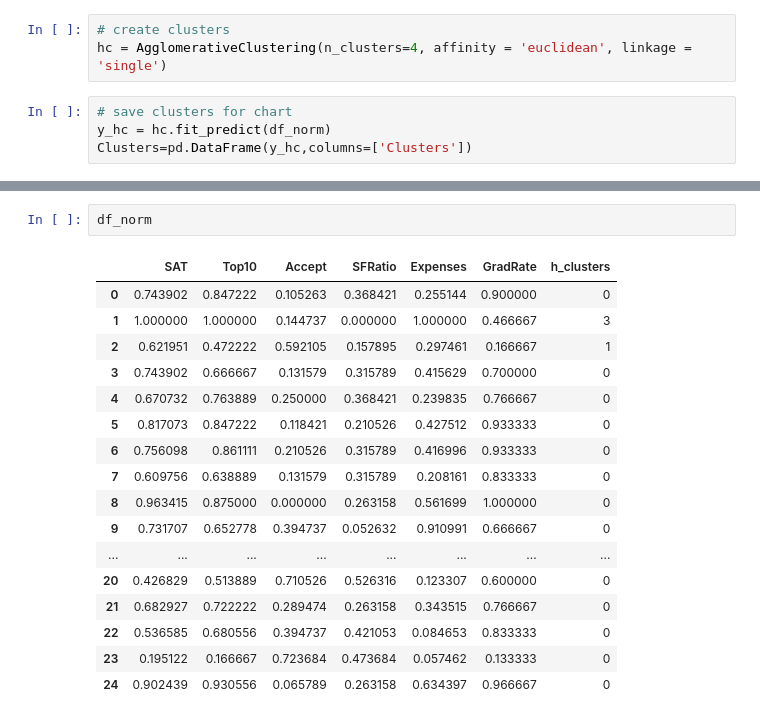
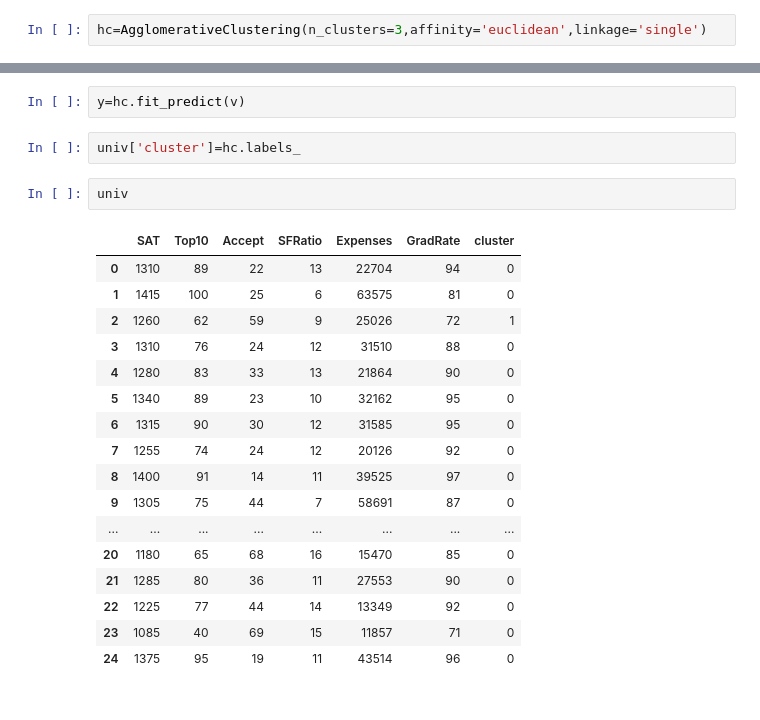
Before and after one commit to Umesh-Gadhave/Clustering, a Jupyter notebook: Hierarchical Clustering (2).ipynb, the cells around one changed output, grey strips where cells are left out. Drawn from its saved outputs; the diff is of its cells as text.

```diff
--- a/Hierarchical Clustering (2).ipynb
+++ b/Hierarchical Clustering (2).ipynb
@@ -63,7 +68,2 @@ dendrogram = sch.dendrogram(sch.linkage(df_norm, method='single'))
 # %%
-# create clusters
-hc = AgglomerativeClustering(n_clusters=4, affinity = 'euclidean', linkage = 'single')
+hc=AgglomerativeClustering(n_clusters=3,affinity='euclidean',linkage='single')
-# %%
-# save clusters for chart
-y_hc = hc.fit_predict(df_norm)
-Clusters=pd.DataFrame(y_hc,columns=['Clusters'])
@@ -77,21 +70,25 @@ array([0, 3, 1, 0, 0, 0, 0, 0, 0, 0, 0, 0, 0, 0, 0, 0, 0, 2, 0, 0, 0, 0,
-# %%
-df_norm
-# %% [output]
-|  | SAT | Top10 | Accept | SFRatio | Expenses | GradRate | h_clusters |
-| 0 | 0.743902 | 0.847222 | 0.105263 | 0.368421 | 0.255144 | 0.900000 | 0 |
-| 1 | 1.000000 | 1.000000 | 0.144737 | 0.000000 | 1.000000 | 0.466667 | 3 |
-| 2 | 0.621951 | 0.472222 | 0.592105 | 0.157895 | 0.297461 | 0.166667 | 1 |
-| 3 | 0.743902 | 0.666667 | 0.131579 | 0.315789 | 0.415629 | 0.700000 | 0 |
-| 4 | 0.670732 | 0.763889 | 0.250000 | 0.368421 | 0.239835 | 0.766667 | 0 |
-| 5 | 0.817073 | 0.847222 | 0.118421 | 0.210526 | 0.427512 | 0.933333 | 0 |
-| 6 | 0.756098 | 0.861111 | 0.210526 | 0.315789 | 0.416996 | 0.933333 | 0 |
-| 7 | 0.609756 | 0.638889 | 0.131579 | 0.315789 | 0.208161 | 0.833333 | 0 |
-| 8 | 0.963415 | 0.875000 | 0.000000 | 0.263158 | 0.561699 | 1.000000 | 0 |
-| 9 | 0.731707 | 0.652778 | 0.394737 | 0.052632 | 0.910991 | 0.666667 | 0 |
-| ... | ... | ... | ... | ... | ... | ... | ... |
-| 20 | 0.426829 | 0.513889 | 0.710526 | 0.526316 | 0.123307 | 0.600000 | 0 |
-| 21 | 0.682927 | 0.722222 | 0.289474 | 0.263158 | 0.343515 | 0.766667 | 0 |
-| 22 | 0.536585 | 0.680556 | 0.394737 | 0.421053 | 0.084653 | 0.833333 | 0 |
-| 23 | 0.195122 | 0.166667 | 0.723684 | 0.473684 | 0.057462 | 0.133333 | 0 |
-| 24 | 0.902439 | 0.930556 | 0.065789 | 0.263158 | 0.634397 | 0.966667 | 0 |
+# %%
+y=hc.fit_predict(v)
+# %%
+univ['cluster']=hc.labels_
+# %%
+univ
+# %% [output]
+|  | SAT | Top10 | Accept | SFRatio | Expenses | GradRate | cluster |
+| 0 | 1310 | 89 | 22 | 13 | 22704 | 94 | 0 |
+| 1 | 1415 | 100 | 25 | 6 | 63575 | 81 | 0 |
+| 2 | 1260 | 62 | 59 | 9 | 25026 | 72 | 1 |
+| 3 | 1310 | 76 | 24 | 12 | 31510 | 88 | 0 |
+| 4 | 1280 | 83 | 33 | 13 | 21864 | 90 | 0 |
+| 5 | 1340 | 89 | 23 | 10 | 32162 | 95 | 0 |
+| 6 | 1315 | 90 | 30 | 12 | 31585 | 95 | 0 |
+| 7 | 1255 | 74 | 24 | 12 | 20126 | 92 | 0 |
+| 8 | 1400 | 91 | 14 | 11 | 39525 | 97 | 0 |
+| 9 | 1305 | 75 | 44 | 7 | 58691 | 87 | 0 |
+| ... | ... | ... | ... | ... | ... | ... | ... |
+| 20 | 1180 | 65 | 68 | 16 | 15470 | 85 | 0 |
+| 21 | 1285 | 80 | 36 | 11 | 27553 | 90 | 0 |
+| 22 | 1225 | 77 | 44 | 14 | 13349 | 92 | 0 |
+| 23 | 1085 | 40 | 69 | 15 | 11857 | 71 | 0 |
+| 24 | 1375 | 95 | 19 | 11 | 43514 | 96 | 0 |
 # %%
```
Also changed, not shown: parts of 17 cells of this notebook, 1 other file.
